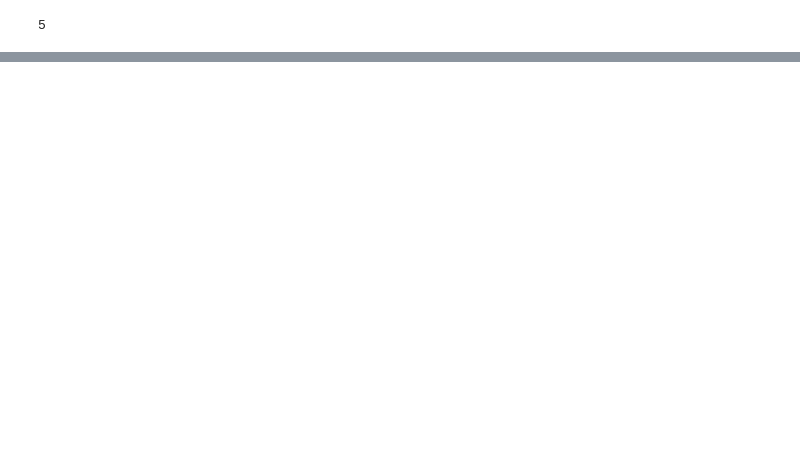
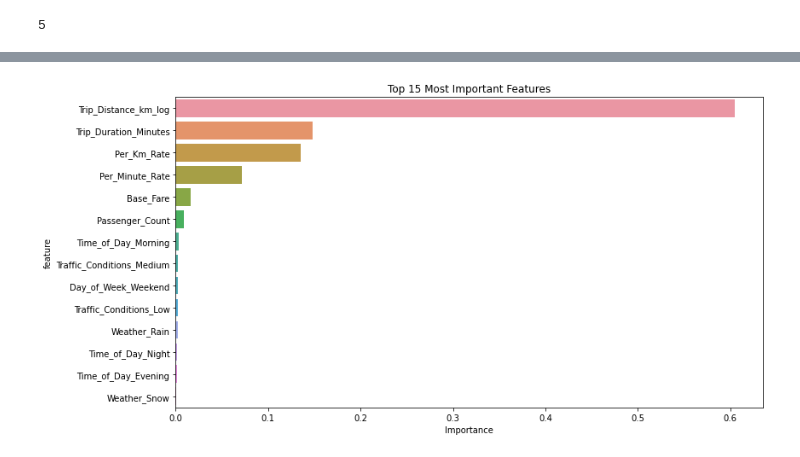
Before and after one commit to fravasta/Prediction-of-Taxi-fares, a Jupyter notebook: prediction_models.ipynb, the cells around one changed output, grey strips where cells are left out. Drawn from its saved outputs; the diff is of its cells as text; code cells hidden in the pictures; blank space fills up the shorter version.

```diff
--- a/prediction_models.ipynb
+++ b/prediction_models.ipynb
@@ -439,0 +709,17 @@ best_k
+# %%
+# Feature Importance Visualization
+feature_names = X.columns
+feature_importance = rf.feature_importances_
+feature_imp_df = pd.DataFrame({
+    'feature': feature_names,
+    'importance': feature_importance
+}).sort_values('importance', ascending=False)
+
+plt.figure(figsize=(12, 6))
+sns.barplot(x='importance', y='feature', data=feature_imp_df.head(15))
+plt.title('Top 15 Most Important Features')
+plt.xlabel('Importance')
+plt.tight_layout()
+plt.show()
+# %% [output]
+[figure, added]
```
Also changed, not shown: parts of 24 cells of this notebook.
